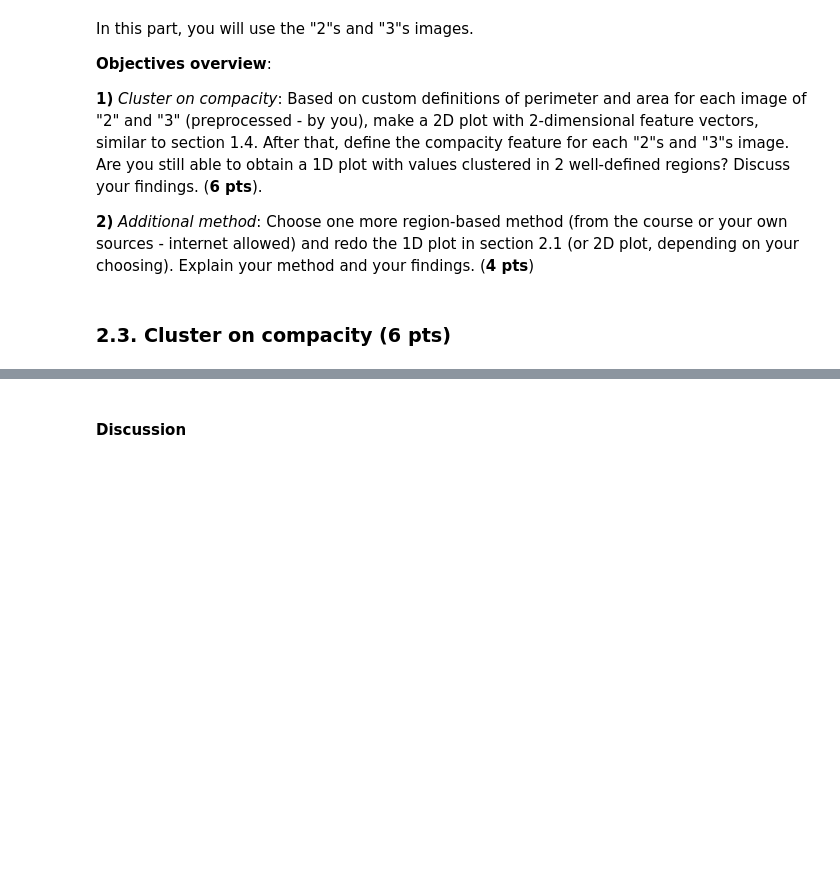
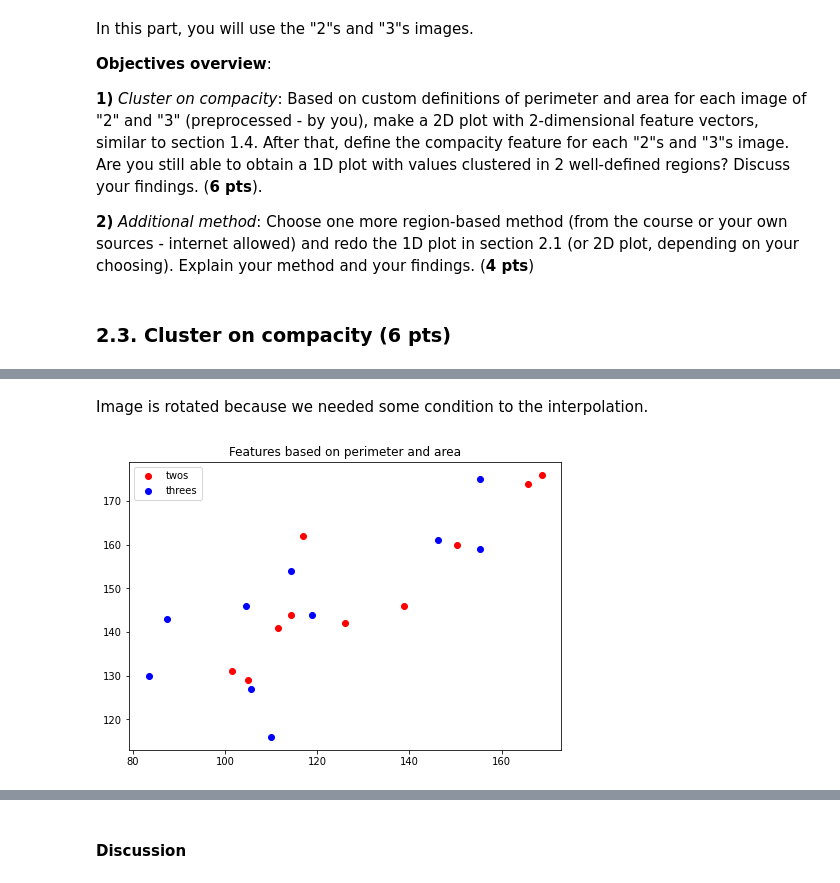
Before and after one commit to rinoago/iapr, a Jupyter notebook: labs/lab_02_object_description.ipynb, the cells around one changed output, grey strips where cells are left out. Saved outputs shown, nothing was run; the diff lists cells and outputs as text; code cells hidden in the pictures; blank space fills up the shorter version.

```diff
--- a/labs/lab_02_object_description.ipynb
+++ b/labs/lab_02_object_description.ipynb
@@ -389,15 +518,19 @@ In this part, you will use the "2"s and "3"s images.
+# %% [markdown]
+Image is rotated because we needed some condition to the interpolation.
 # %%
 # TODO: Fill the arrays below with the perimeter and area as features for "2"s and "3"s images
-twos_f1 = []
-twos_f2 = []
-threes_f1 = []
-threes_f2 = []
+twos_f1 = twos_f[0]
+twos_f2 = twos_f[1]
+threes_f1 = threes_f[0]
+threes_f2 = threes_f[1]
 
 # Plot features for all images
 fig = plt.figure()
 ax = fig.add_axes([0,0,1,1])
 ax.scatter(twos_f1, twos_f2, color='r', label='twos')
 ax.scatter(threes_f1, threes_f2, color='b', label='threes')
 ax.legend(loc='best')
 plt.title("Features based on perimeter and area")
 plt.show()
+# %% [output]
+[figure, added]
```
Also changed, not shown: parts of 18 cells of this notebook.
